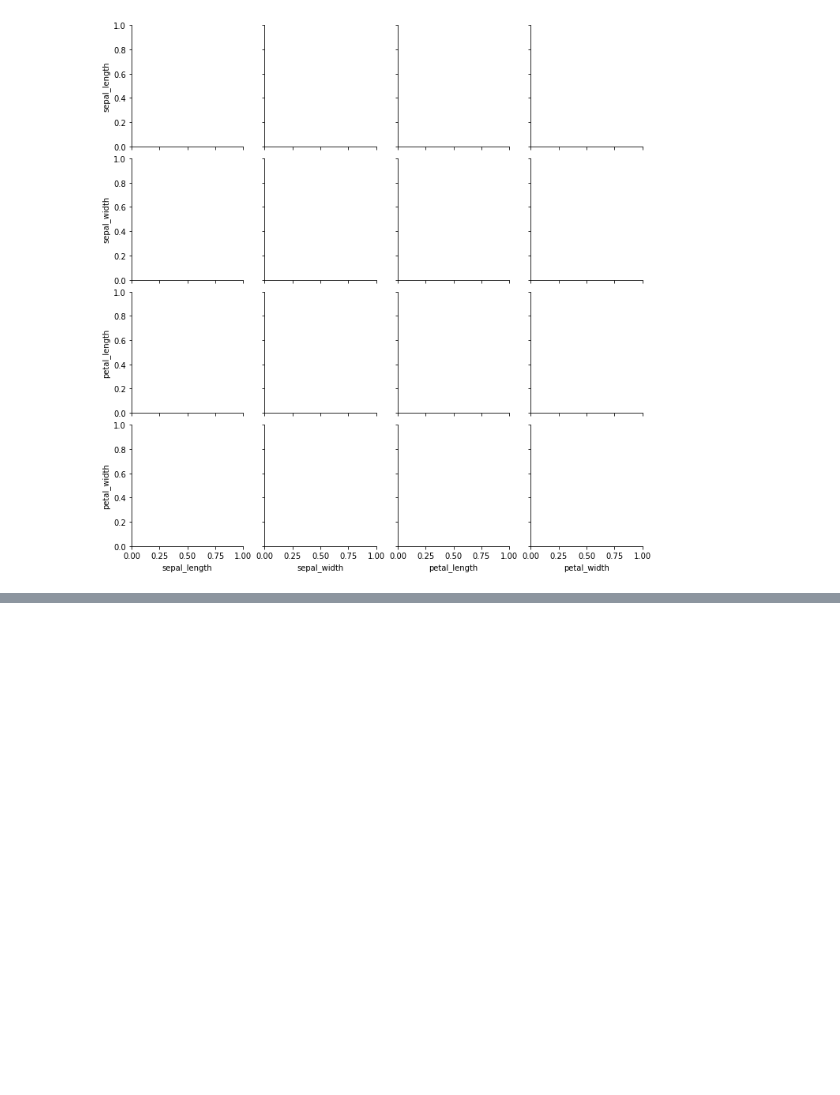
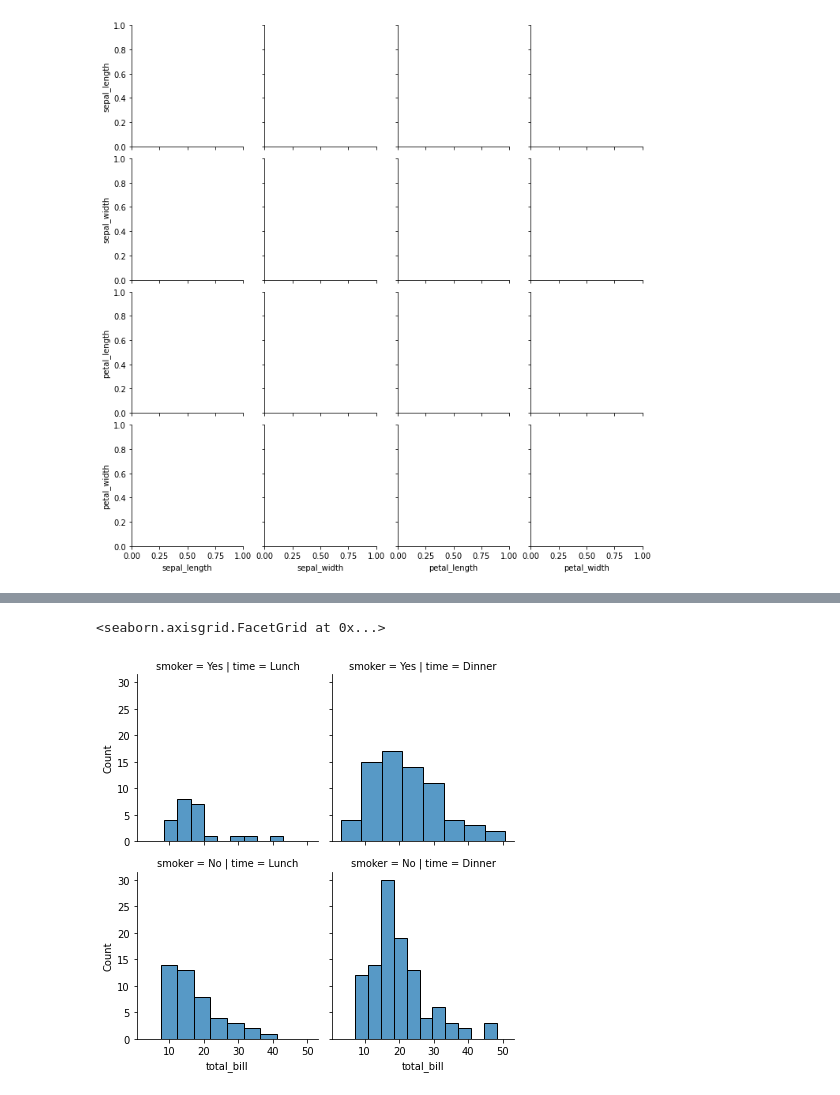
Before and after one commit to MIDAS-26/DS_ML, a Jupyter notebook: Seaborn_Grids.ipynb, the cells around one changed output, grey strips where cells are left out. Drawn from its saved outputs; the diff is of its cells as text; code cells hidden in the pictures; blank space fills up the shorter version.

```diff
--- a/Seaborn_Grids.ipynb
+++ b/Seaborn_Grids.ipynb
@@ -32,0 +42,3 @@ g.map(sns.scatterplot)
+# %%
+tips = sns.load_dataset('tips')
+tips
@@ -32,0 +59,7 @@ g.map(sns.scatterplot)
+# %%
+#to get plots with even more info like more categories use sns.FacetGrid(data=dataset, col='col name', row='row name')
+g = sns.FacetGrid(tips, col='time',row='smoker') #this gives us empty grids, then plot the plots on these
+g.map(sns.histplot, 'total_bill') #now this plots the info based on the col, row defined in the facetgrid function
+# %% [output]
+<seaborn.axisgrid.FacetGrid at 0x...>
+[figure, added]
```
Also changed, not shown: parts of 4 cells of this notebook.
